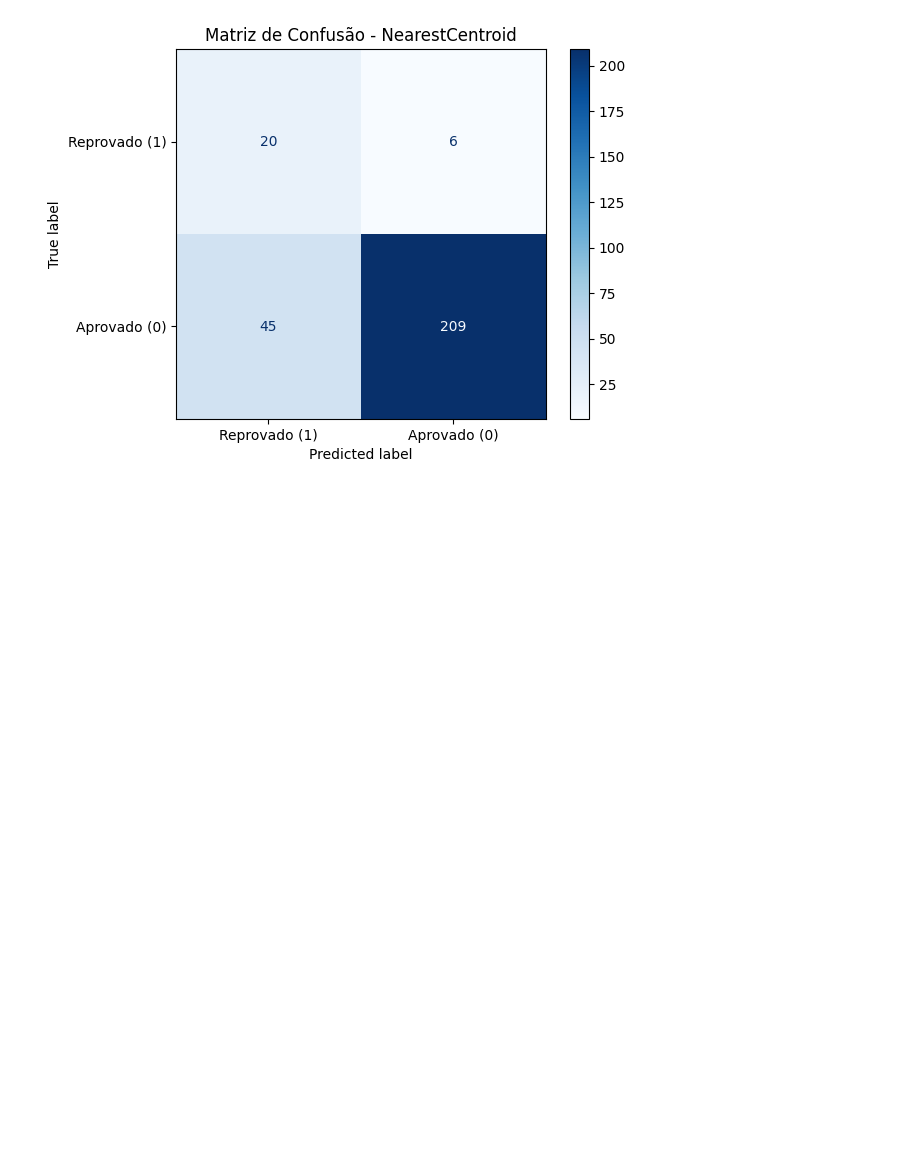
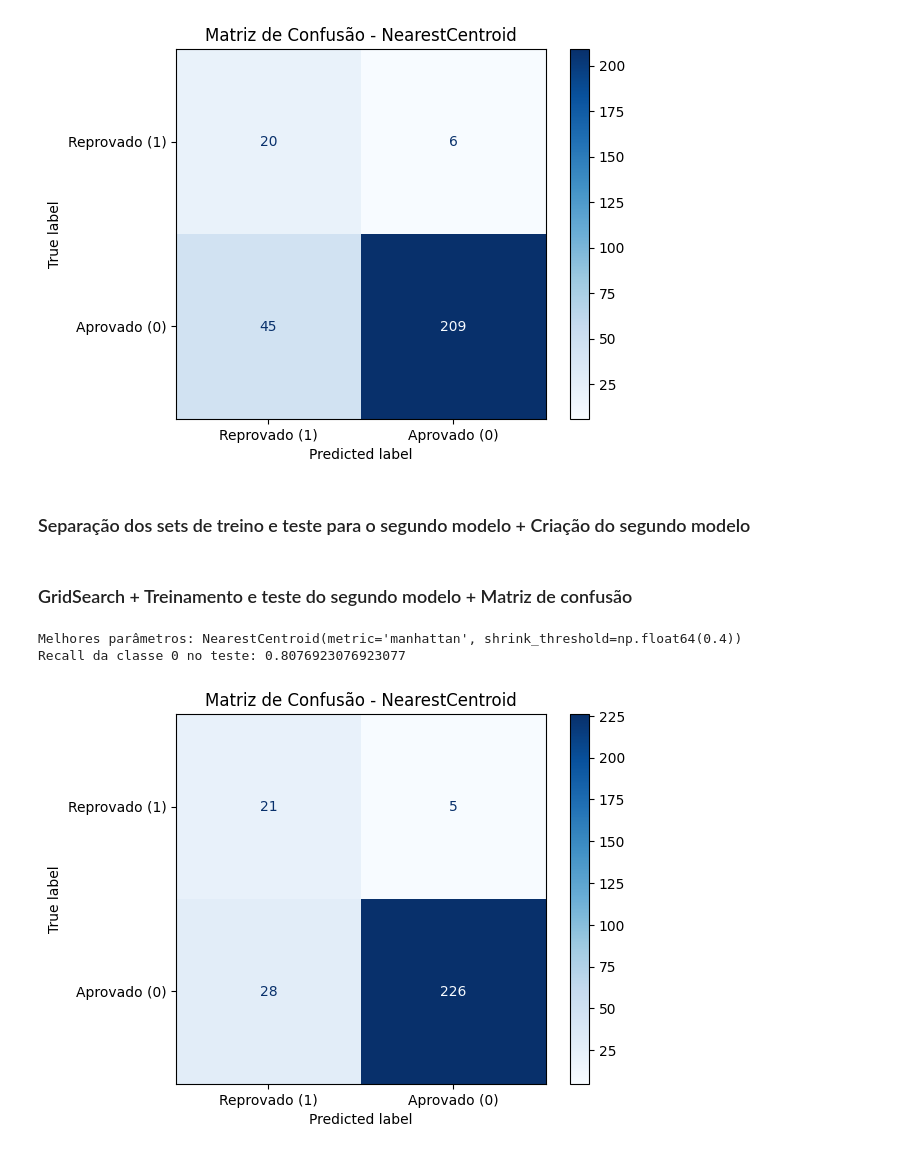
Before and after one commit to antonioatra/LATECH-Predictive_Model, a Jupyter notebook: notebooks/nearest_centroid.ipynb, the cells around one changed output. Drawn from its saved outputs; the diff is of its cells as text; code cells hidden in the pictures; blank space fills up the shorter version.

Commit message:
feat: adiciona gridsearch e treinamento e teste do segundo modelo

```diff
--- a/notebooks/nearest_centroid.ipynb
+++ b/notebooks/nearest_centroid.ipynb
@@ -114,3 +114,50 @@ plt.show()
 Melhores parâmetros: NearestCentroid(metric='manhattan')
 Recall da classe 0 no teste: 0.7692307692307693
 [figure]
+# %% [markdown]
+### Separação dos sets de treino e teste para o segundo modelo + Criação do segundo modelo
+# %%
+# X2_train, X2_test, y2_train, y2_test = train_test_split(X2, y2,test_size=0.2, random_state=42)
+
+sm = SMOTE(random_state=42)
+X2_train, y2_train = sm.fit_resample(X2_train, y2_train)
+
+# Definição do classificador
+nc = NearestCentroid()
+
+# Grid de parâmetros
+param_grid = {
+    "metric": ["euclidean", "manhattan"],
+    "shrink_threshold": list(np.arange(0.1, 1, 0.1))
+}
+# %% [markdown]
+### GridSearch + Treinamento e teste do segundo modelo + Matriz de confusão
+# %%
+grid2 = GridSearchCV(nc, param_grid, cv=5, scoring='recall')
+grid2.fit(X2_train, y2_train)
+
+melhor_modelo2nc = grid2.best_estimator_
+
+print("Melhores parâmetros:", melhor_modelo2nc)
+
+y2_pred = grid2.predict(X2_test)
+recall_classe_0 = recall_score(y2_test, y2_pred)
+print("Recall da classe 0 no teste:", recall_classe_0)
+
+confusion_matrix(y2_test, y2_pred, labels=[1,0])
+
+disp = ConfusionMatrixDisplay.from_predictions(
+    y2_test,
+    y2_pred,
+    display_labels=["Reprovado (1)", "Aprovado (0)"],
+    cmap="Blues",
+    values_format="d",
+    labels = [1,0]
+)
+
+plt.title("Matriz de Confusão - NearestCentroid")
+plt.show()
+# %% [output]
+Melhores parâmetros: NearestCentroid(metric='manhattan', shrink_threshold=np.float64(0.4))
+Recall da classe 0 no teste: 0.8076923076923077
+[figure, added]
```
